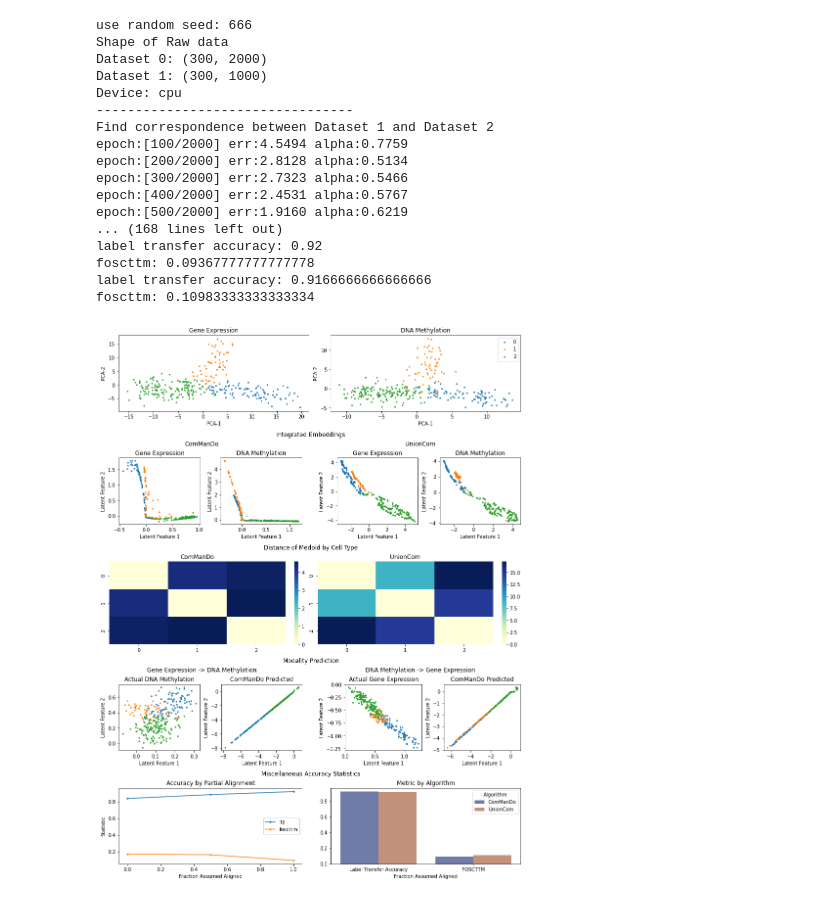
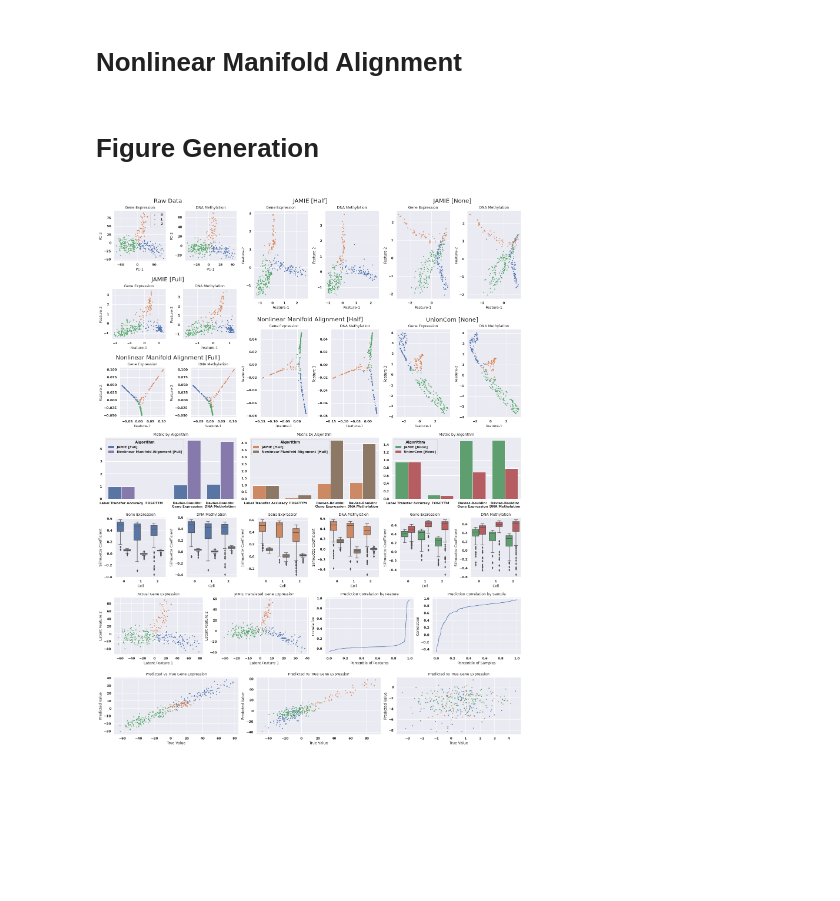
Before and after one commit to Oafish1/JAMIE, a Jupyter notebook: examples/general_analysis/MMD-MA.ipynb, the cells around one changed output. Drawn from its saved outputs; the diff is of its cells as text; code cells hidden in the pictures; blank space fills up the shorter version.

```diff
--- a/examples/general_analysis/MMD-MA.ipynb
+++ b/examples/general_analysis/MMD-MA.ipynb
@@ -46,6 +96,6 @@ Total: 99.70026887399945
 # %%
-uc = ComManDo(project_mode='tsne')
-uc_data = uc.fit_transform(dataset=[data1,data2])
+uc = ComManDo(project_mode='tsne', output_dim=reduced_dim)
+uc_data = uc.fit_transform(dataset=positivize(dataset))
 # %% [output]
 use random seed: 666
 Shape of Raw data
@@ -69,28 +117,27 @@ Total: 7.776816642000995
-# %%
-dataset = [data1, data2]
-labels = [np.array([type_func(j) for j in i]) for i in (type1,type2)]
-params = {
-    'dataset_names': ['Gene Expression', 'DNA Methylation'],
-    'alg_results': [uc_data],
-    'alg_names': ['UnionCom'],
-}
-generate_figure(cm, cm_data, dataset, labels, **params)
-# %% [output]
-use random seed: 666
-Shape of Raw data
-Dataset 0: (300, 2000)
-Dataset 1: (300, 1000)
-Device: cpu
----------------------------------
-Find correspondence between Dataset 1 and Dataset 2
-epoch:[100/2000] err:4.5494 alpha:0.7759
-epoch:[200/2000] err:2.8128 alpha:0.5134
-epoch:[300/2000] err:2.7323 alpha:0.5466
-epoch:[400/2000] err:2.4531 alpha:0.5767
-epoch:[500/2000] err:1.9160 alpha:0.6219
-... (168 lines left out)
-label transfer accuracy: 0.92
-foscttm: 0.09367777777777778
-label transfer accuracy: 0.9166666666666666
-foscttm: 0.10983333333333334
-[figure, removed]
+# %% [markdown]
+# Nonlinear Manifold Alignment
+# %%
+nlma_data, _ = mmd_combine(*dataset, method='maninetcluster', alignment='nonlinear manifold aln', num_dims=reduced_dim)
+# %%
+nlma_data_half, _ = mmd_combine(*dataset, method='maninetcluster', alignment='nonlinear manifold aln', num_dims=reduced_dim, corr=half_priors)
+# %% [markdown]
+# Figure Generation
+# %%
+#%%capture --no-display
+params = {
+    'dataset_names': ['Gene Expression', 'DNA Methylation'],
+    'integrated_data': [cm_data, cm_data_half, cm_data_none, uc_data, nlma_data, nlma_data_half],
+    'integrated_alg_names': ['JAMIE [Full]', 'JAMIE [Half]', 'JAMIE [None]', 'UnionCom [None]', 'Nonlinear Manifold Alignment [Full]', 'Nonlinear Manifold Alignment [Half]'],
+    'alg_groups': [0, 1, 2, 2, 0, 1],
+    'raw_data_group': 0,
+    'integrated_rows': 1,
+    'scale': 20,
+    # 'integrated_use_pca': True,
+    'exclude_predict': [(0, 1)],
+    'skip_partial': True,
+    'skip_nn': True,
+    'skip_simple': True,
+}
+generate_figure(cm, dataset, labels, **params);
+# %% [output]
+[figure, added]
```
Also changed, not shown: parts of 11 cells of this notebook, 6 other files.
